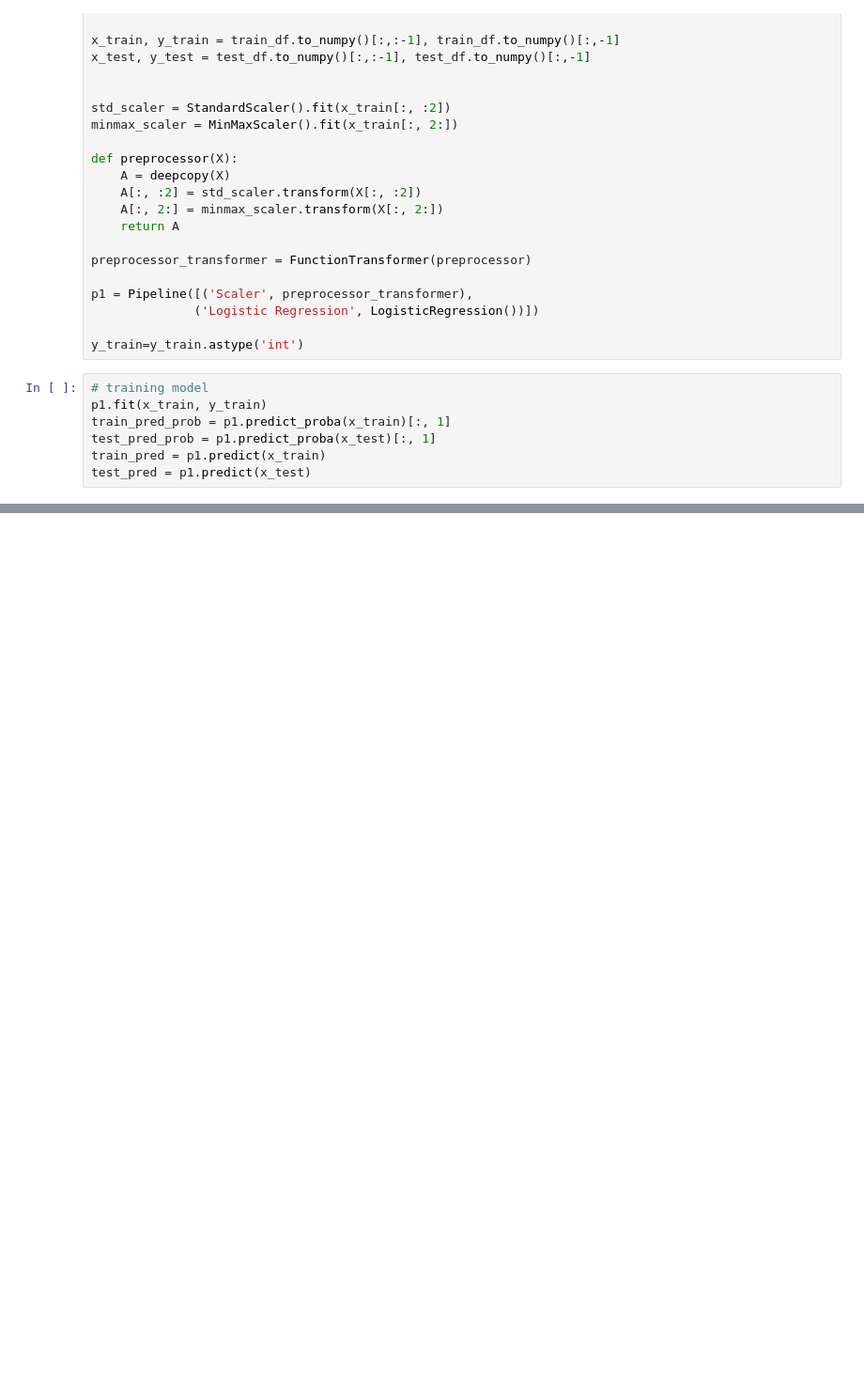
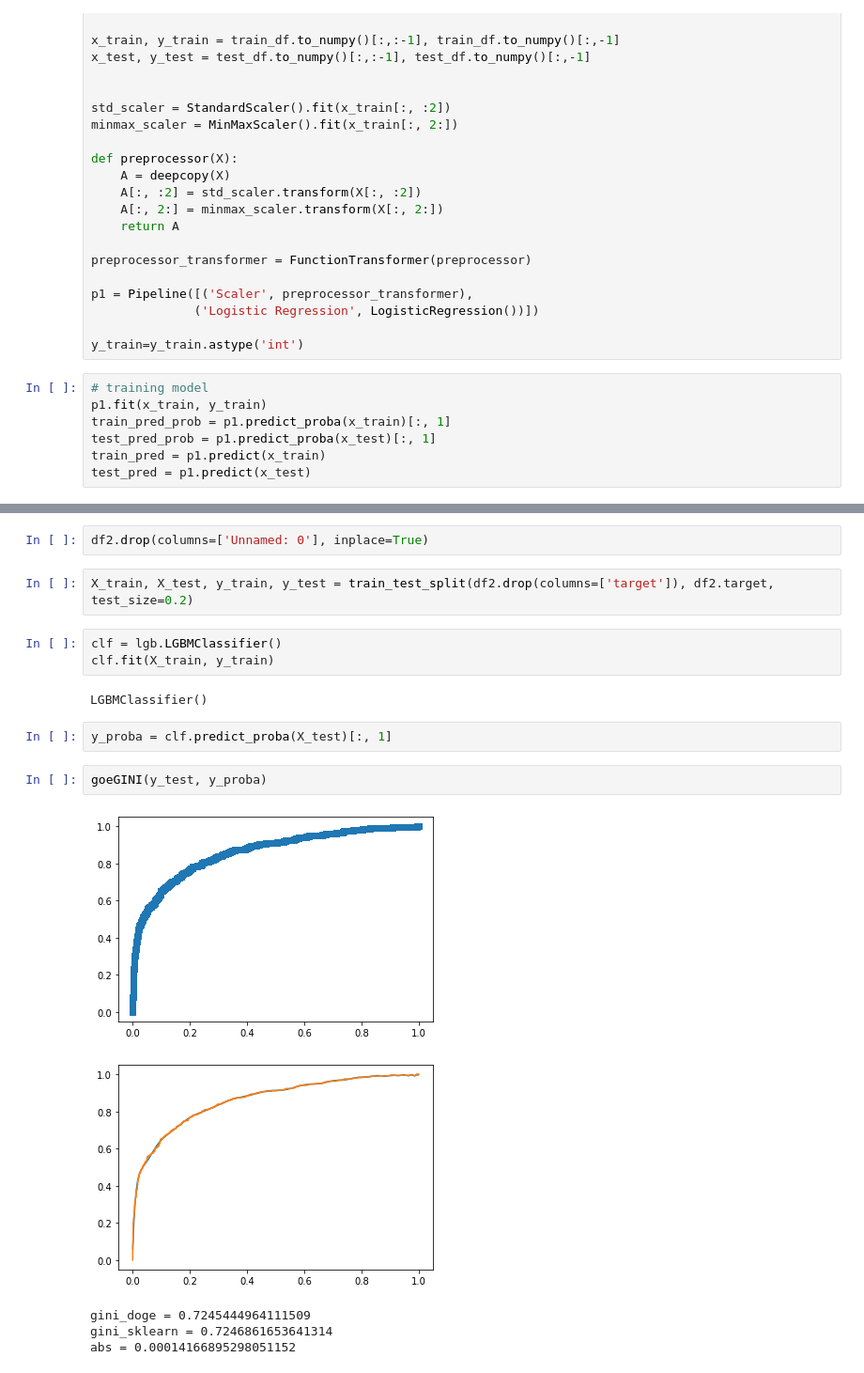
Before and after one commit to kucharaka/doge, a Jupyter notebook: DOGE.ipynb, the cells around one changed output, grey strips where cells are left out. Shown at 94% size. Drawn from its saved outputs; the diff is of its cells as text; blank space fills up the shorter version.

```diff
--- a/DOGE.ipynb
+++ b/DOGE.ipynb
@@ -141,0 +239,19 @@ abs = 0.004833585867622503
+# %%
+df2.drop(columns=['Unnamed: 0'], inplace=True)
+# %%
+X_train, X_test, y_train, y_test = train_test_split(df2.drop(columns=['target']), df2.target, test_size=0.2)
+# %%
+clf = lgb.LGBMClassifier()
+clf.fit(X_train, y_train)
+# %% [output]
+LGBMClassifier()
+# %%
+y_proba = clf.predict_proba(X_test)[:, 1]
+# %%
+goeGINI(y_test, y_proba)
+# %% [output]
+[figure, added]
+[figure, added]
+gini_doge = 0.7245444964111509
+gini_sklearn = 0.7246861653641314
+abs = 0.00014166895298051152
```
Also changed, not shown: parts of 20 cells of this notebook, 1 other file.
